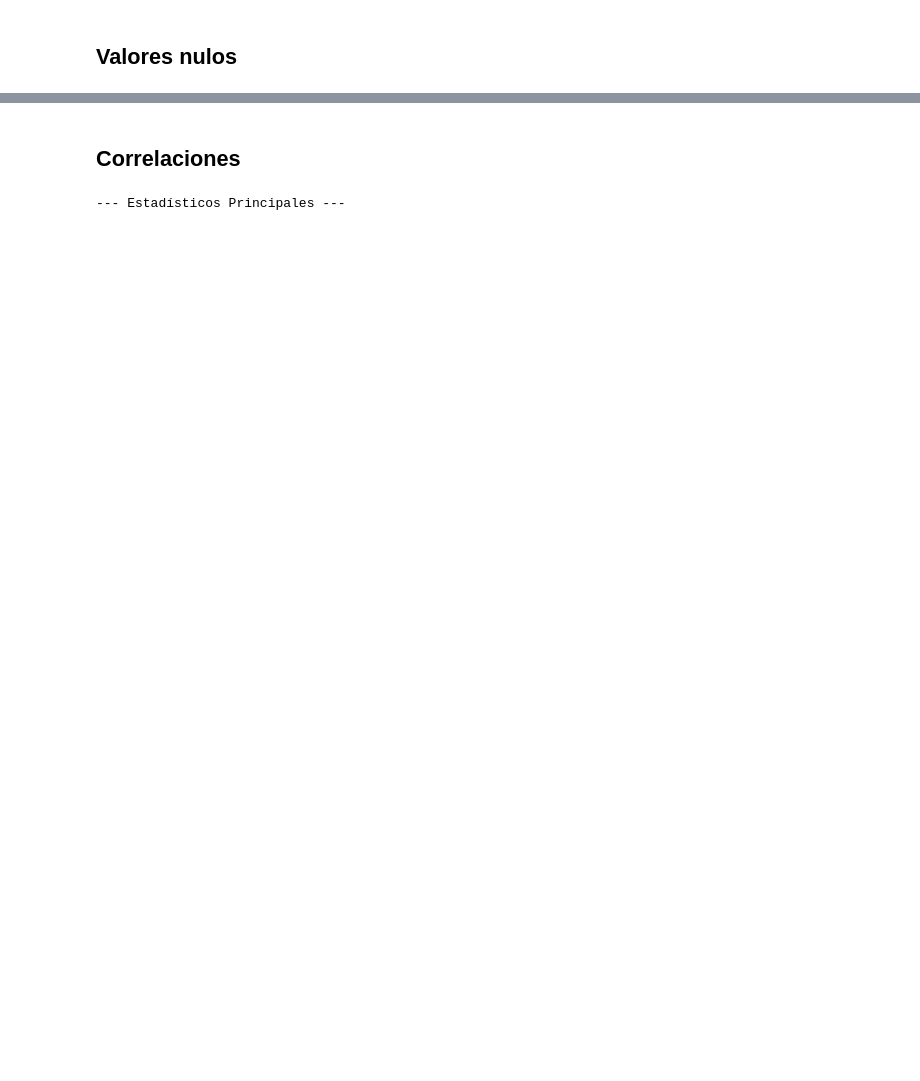
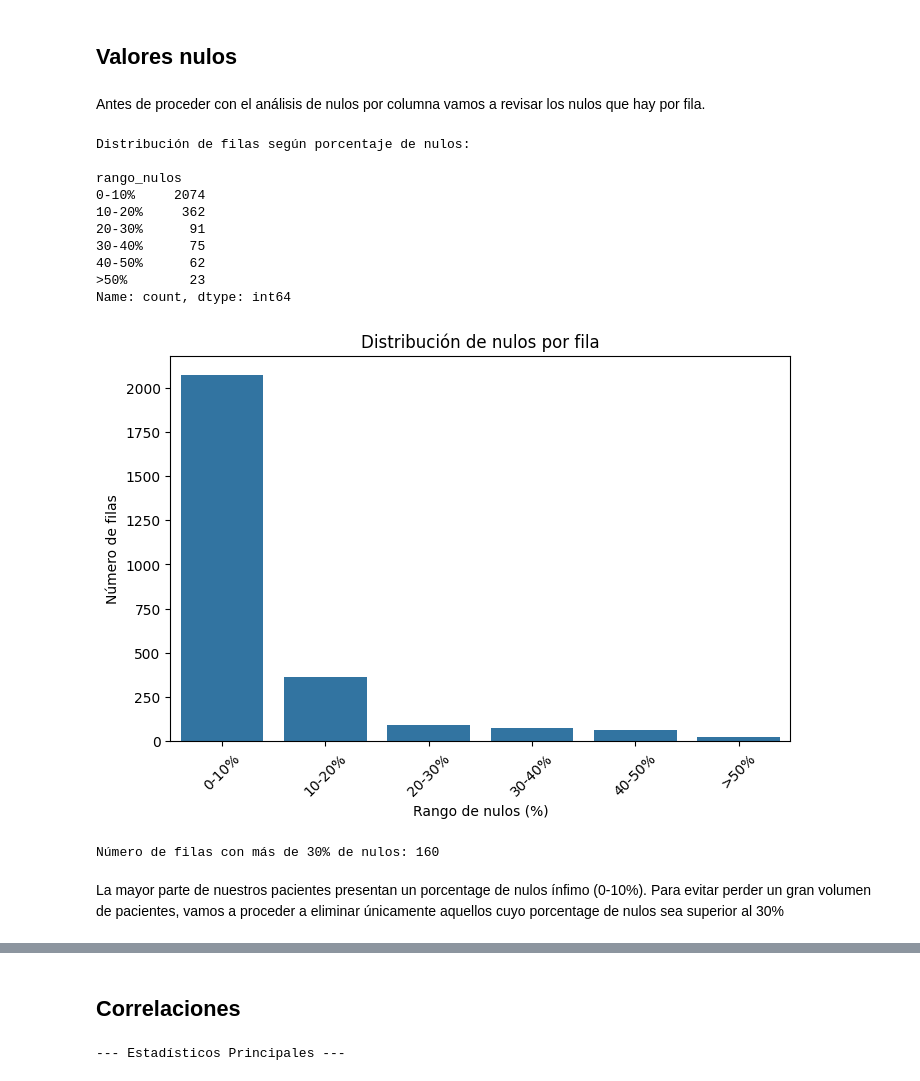
Before and after one commit to pmars21/hypertension_management_AI_driven_tool, a Jupyter notebook: Analysis_FinalDataset.ipynb, the cells around one changed output, grey strips where cells are left out. Saved outputs shown, nothing was run; the diff lists cells and outputs as text; code cells hidden in the pictures; blank space fills up the shorter version.

Commit message:
Update Análisis
- Versión de cuaderno enviado a Paula

```diff
--- a/Analysis_FinalDataset.ipynb
+++ b/Analysis_FinalDataset.ipynb
@@ -110,2 +213,52 @@ Variables Numéricas: 114
 # %% [markdown]
 ## Valores nulos
+# %% [markdown]
+Antes de proceder con el análisis de nulos por columna vamos a revisar los nulos que hay por fila.
+# %%
+
+# 1. Porcentaje de nulos por fila
+df_null_rows = df.isnull().mean(axis=1) * 100
+
+# Convertimos a DataFrame para trabajar mejor
+df_null_rows = df_null_rows.to_frame(name='porcentaje_nulos')
+
+# 2. Clasificación en rangos (MISMA lógica que columnas)
+bins = [0, 10, 20, 30, 40, 50, 100]
+labels = ['0-10%', '10-20%', '20-30%', '30-40%', '40-50%', '>50%']
+
+df_null_rows['rango_nulos'] = pd.cut(df_null_rows['porcentaje_nulos'], bins=bins, labels=labels, include_lowest=True)
+
+# 3. Conteo por rango
+conteo_filas = df_null_rows['rango_nulos'].value_counts().sort_index()
+
+print("Distribución de filas según porcentaje de nulos:\n")
+print(conteo_filas)
+
+# 4. Visualización
+plt.figure(figsize=(8,5))
+sns.barplot(x=conteo_filas.index, y=conteo_filas.values)
+plt.title("Distribución de nulos por fila")
+plt.xlabel("Rango de nulos (%)")
+plt.ylabel("Número de filas")
+plt.xticks(rotation=45)
+plt.show()
+
+# 5. Filas problemáticas (>30%)
+filas_malas = df_null_rows[df_null_rows['porcentaje_nulos'] > 30]
+
+print(f"\nNúmero de filas con más de 30% de nulos: {len(filas_malas)}")
+# %% [output]
+Distribución de filas según porcentaje de nulos:
+
+rango_nulos
+0-10%     2074
+10-20%     362
+20-30%      91
+30-40%      75
+40-50%      62
+>50%        23
+Name: count, dtype: int64
+[figure, added]
+Número de filas con más de 30% de nulos: 160
+# %% [markdown]
+La mayor parte de nuestros pacientes presentan un porcentage de nulos ínfimo (0-10%). Para evitar perder un gran volumen de pacientes, vamos a proceder a eliminar únicamente aquellos cuyo porcentage de nulos sea superior al 30%
```
Also changed, not shown: parts of 18 cells of this notebook, 1 other file.
